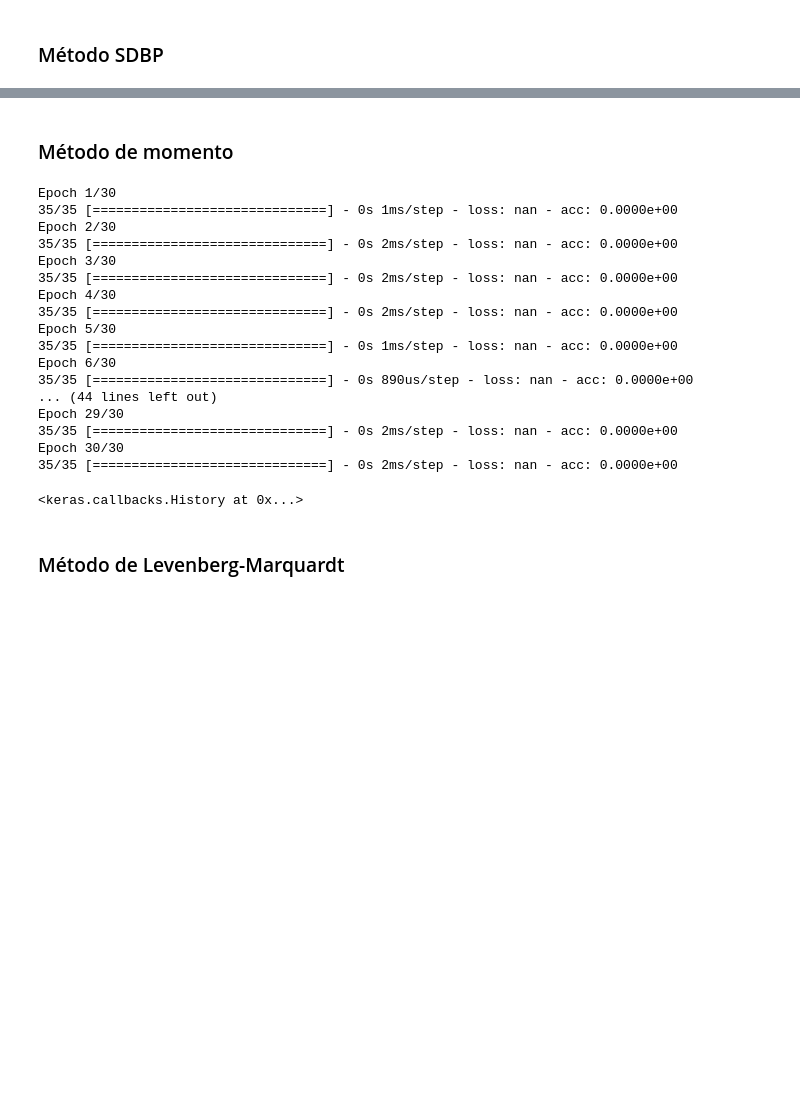
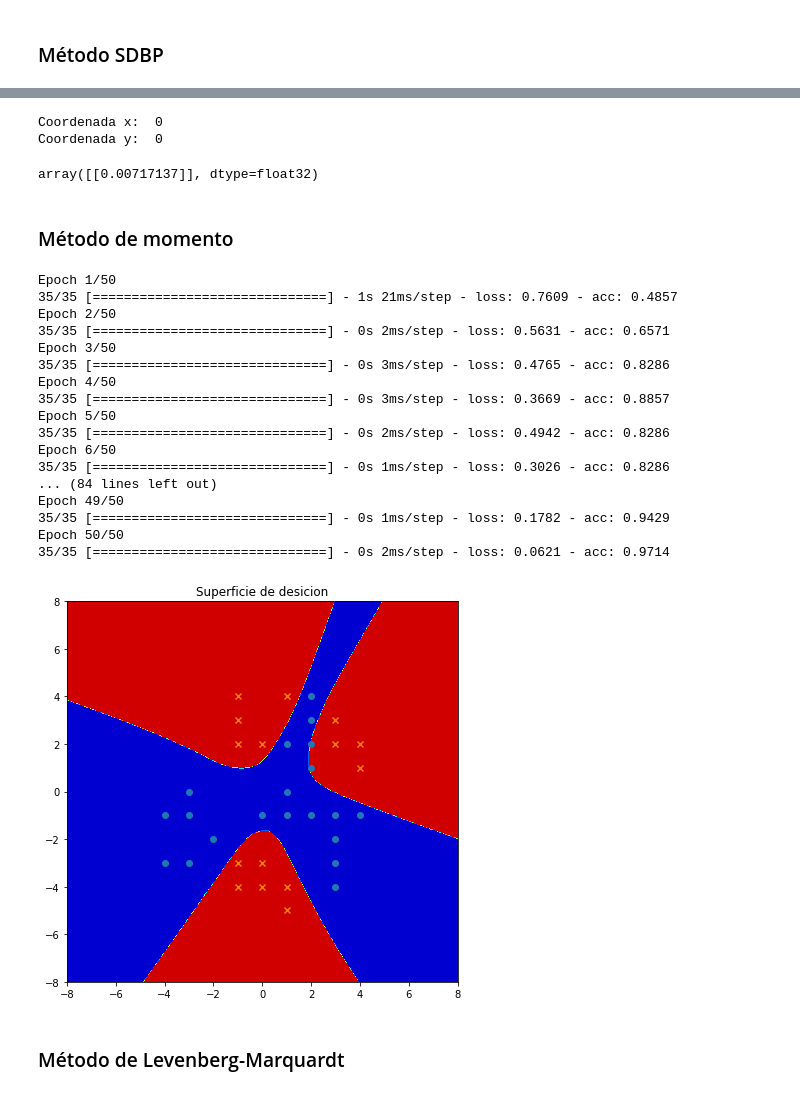
Before and after one commit to dsjkdm/dnn-pf, a Jupyter notebook: pf.ipynb, the cells around one changed output, grey strips where cells are left out. Cells and saved outputs as stored; diff of their text form; code cells hidden in the pictures; blank space fills up the shorter version.

```diff
--- a/pf.ipynb
+++ b/pf.ipynb
@@ -101,29 +111,57 @@ plt.show()
+# %%
+x = float(input('Coordenada x: '))
+y = float(input('Coordenada y: '))
+v = np.array([x, y]).reshape(1,2)
+net1.predict(v)
+# %% [output]
+Coordenada x:  0
+Coordenada y:  0
+array([[0.00717137]], dtype=float32)
 # %% [markdown]
 ### Método de momento
+# %%
+net2 = Sequential()
+net2.add(Dense(30, activation='tanh', input_shape=(2,)))
+net2.add(Dense(30, activation='relu'))
+net2.add(Dense(1, activation='sigmoid'))
 # %%
-net1.compile(optimizer=SGD(lr=0.01, momentum=0.5, nesterov=True),
+net2.compile(optimizer=SGD(lr=0.01, momentum=0.9),
              loss='binary_crossentropy',
              metrics=['accuracy'])
 # %%
-net1.fit(X, y, epochs=30, batch_size=1)
+history2 = net2.fit(X, y, epochs=50, batch_size=1, shuffle=True)
 # %% [output]
-Epoch 1/30
-35/35 [==============================] - 0s 1ms/step - loss: nan - acc: 0.0000e+00
-Epoch 2/30
-35/35 [==============================] - 0s 2ms/step - loss: nan - acc: 0.0000e+00
-Epoch 3/30
-35/35 [==============================] - 0s 2ms/step - loss: nan - acc: 0.0000e+00
-Epoch 4/30
-35/35 [==============================] - 0s 2ms/step - loss: nan - acc: 0.0000e+00
-Epoch 5/30
-35/35 [==============================] - 0s 1ms/step - loss: nan - acc: 0.0000e+00
-Epoch 6/30
-35/35 [==============================] - 0s 890us/step - loss: nan - acc: 0.0000e+00
-... (44 lines left out)
-Epoch 29/30
-35/35 [==============================] - 0s 2ms/step - loss: nan - acc: 0.0000e+00
-Epoch 30/30
-35/35 [==============================] - 0s 2ms/step - loss: nan - acc: 0.0000e+00
+Epoch 1/50
+35/35 [==============================] - 1s 21ms/step - loss: 0.7609 - acc: 0.4857
+Epoch 2/50
+35/35 [==============================] - 0s 2ms/step - loss: 0.5631 - acc: 0.6571
+Epoch 3/50
+35/35 [==============================] - 0s 3ms/step - loss: 0.4765 - acc: 0.8286
+Epoch 4/50
+35/35 [==============================] - 0s 3ms/step - loss: 0.3669 - acc: 0.8857
+Epoch 5/50
+35/35 [==============================] - 0s 2ms/step - loss: 0.4942 - acc: 0.8286
+Epoch 6/50
+35/35 [==============================] - 0s 1ms/step - loss: 0.3026 - acc: 0.8286
+... (84 lines left out)
+Epoch 49/50
+35/35 [==============================] - 0s 1ms/step - loss: 0.1782 - acc: 0.9429
+Epoch 50/50
+35/35 [==============================] - 0s 2ms/step - loss: 0.0621 - acc: 0.9714
-<keras.callbacks.History at 0x...>
+# %%
+steps = 500
+xx, yy = np.meshgrid(np.linspace(-8, 8, steps), np.linspace(-8, 8, steps))
+
+grid_prediction = np.round(net2.predict(np.hstack((xx.reshape(steps*steps, 1), yy.reshape(steps*steps, 1)))))
+grid_prediction.shape = (steps, steps)
+# %%
+plt.figure(figsize=(7,7))
+plt.contourf(xx, yy, grid_prediction>0.5, cmap='jet')
+plt.scatter(x1[:,0], x1[:,1])
+plt.scatter(x2[:,0], x2[:,1], marker='x')
+plt.title('Superficie de desicion')
+plt.show()
+# %% [output]
+[figure, added]
 # %% [markdown]
 ### Método de Levenberg-Marquardt
```
Also changed, not shown: parts of 5 cells of this notebook.
